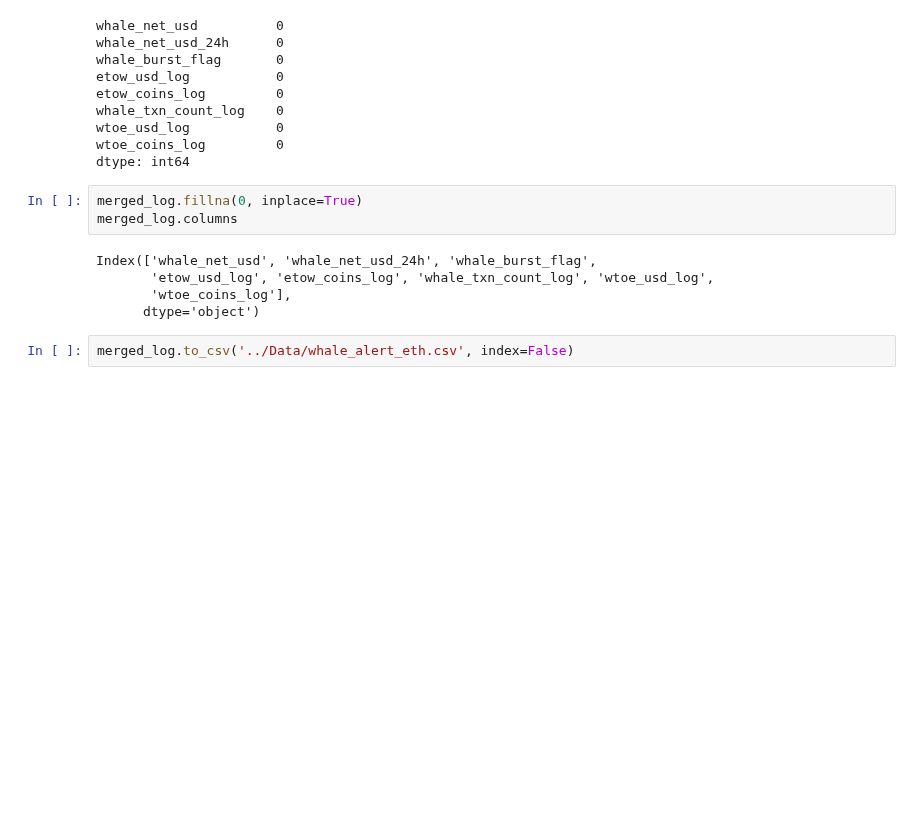
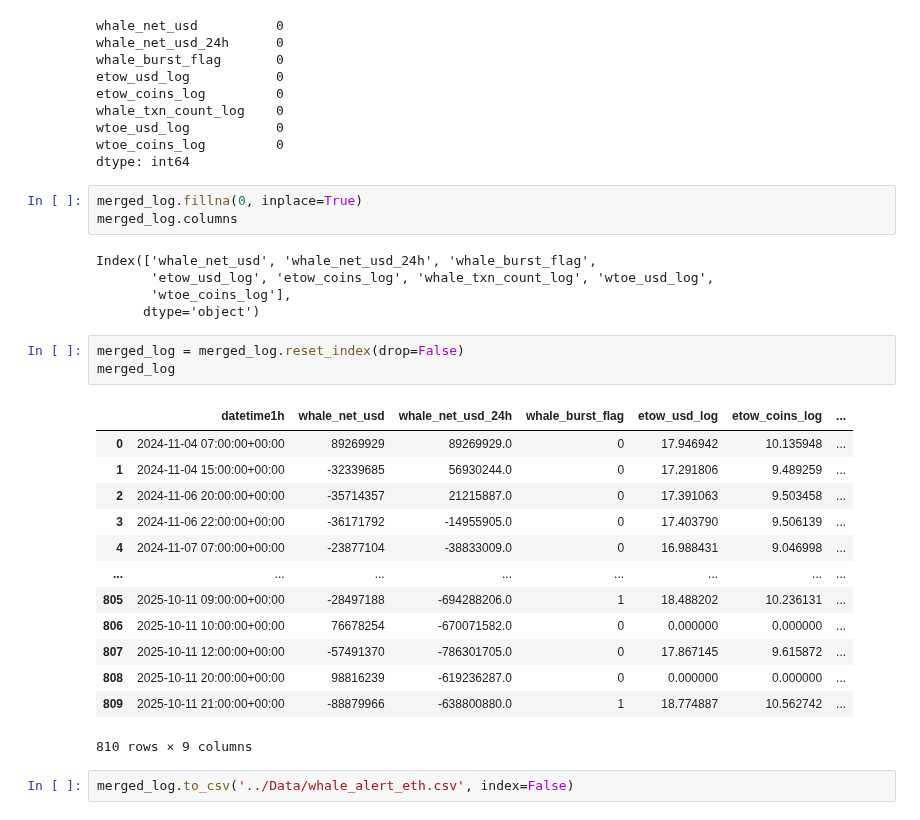
Before and after one commit to C3lineTan/DSE4101-CryptoWhale-2, a Jupyter notebook: Data Preprocessing/whale_alerts_eth.ipynb, the cells around one changed output. Cells and saved outputs as stored; diff of their text form; blank space fills up the shorter version.

```diff
--- a/Data Preprocessing/whale_alerts_eth.ipynb
+++ b/Data Preprocessing/whale_alerts_eth.ipynb
@@ -363,5 +363,22 @@ Index(['whale_net_usd', 'whale_net_usd_24h', 'whale_burst_flag',
        'etow_usd_log', 'etow_coins_log', 'whale_txn_count_log', 'wtoe_usd_log',
        'wtoe_coins_log'],
       dtype='object')
+# %%
+merged_log = merged_log.reset_index(drop=False)
+merged_log
+# %% [output]
+|  | datetime1h | whale_net_usd | whale_net_usd_24h | whale_burst_flag | etow_usd_log | etow_coins_log | ... |
+| 0 | 2024-11-04 07:00:00+00:00 | 89269929 | 89269929.0 | 0 | 17.946942 | 10.135948 | ... |
+| 1 | 2024-11-04 15:00:00+00:00 | -32339685 | 56930244.0 | 0 | 17.291806 | 9.489259 | ... |
+| 2 | 2024-11-06 20:00:00+00:00 | -35714357 | 21215887.0 | 0 | 17.391063 | 9.503458 | ... |
+| 3 | 2024-11-06 22:00:00+00:00 | -36171792 | -14955905.0 | 0 | 17.403790 | 9.506139 | ... |
+| 4 | 2024-11-07 07:00:00+00:00 | -23877104 | -38833009.0 | 0 | 16.988431 | 9.046998 | ... |
+| ... | ... | ... | ... | ... | ... | ... | ... |
+| 805 | 2025-10-11 09:00:00+00:00 | -28497188 | -694288206.0 | 1 | 18.488202 | 10.236131 | ... |
+| 806 | 2025-10-11 10:00:00+00:00 | 76678254 | -670071582.0 | 0 | 0.000000 | 0.000000 | ... |
+| 807 | 2025-10-11 12:00:00+00:00 | -57491370 | -786301705.0 | 0 | 17.867145 | 9.615872 | ... |
+| 808 | 2025-10-11 20:00:00+00:00 | 98816239 | -619236287.0 | 0 | 0.000000 | 0.000000 | ... |
+| 809 | 2025-10-11 21:00:00+00:00 | -88879966 | -638800880.0 | 1 | 18.774887 | 10.562742 | ... |
+810 rows × 9 columns
 # %%
 merged_log.to_csv('../Data/whale_alert_eth.csv', index=False)
```
Also changed, not shown: 4 other files.
